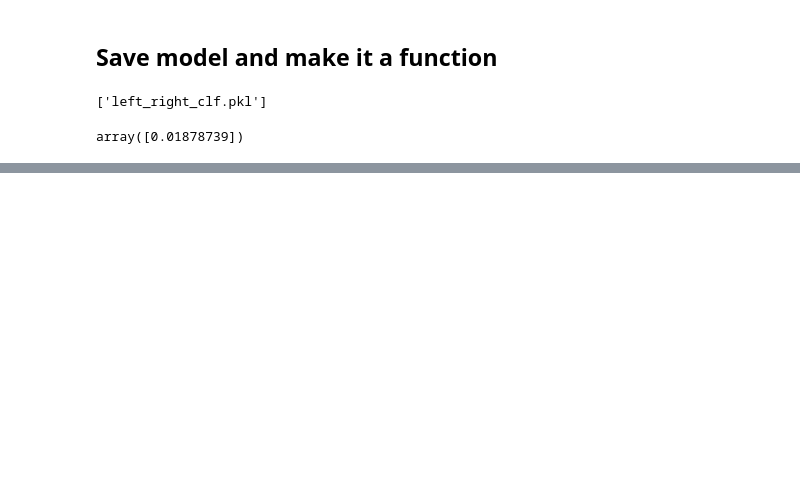
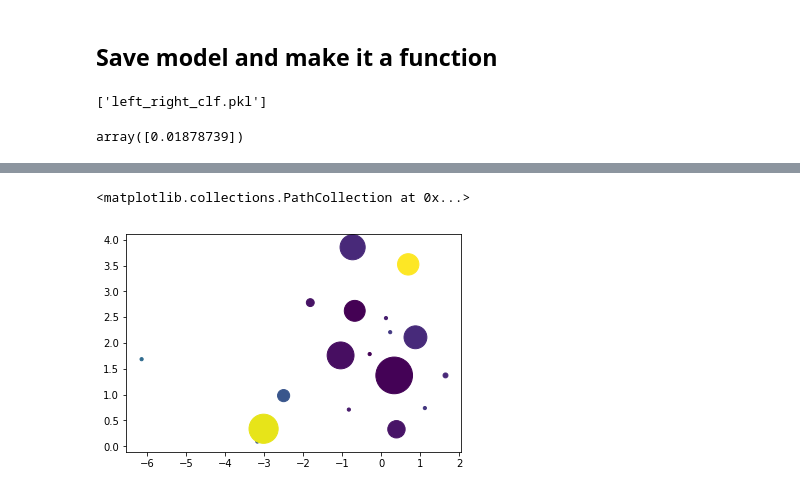
Before and after one commit to hubertjb/kesseca, a Jupyter notebook: scripts/training_left_right_classifier.ipynb, the cells around one changed output, grey strips where cells are left out. Cells and saved outputs as stored; diff of their text form; code cells hidden in the pictures; blank space fills up the shorter version.

```diff
--- a/scripts/training_left_right_classifier.ipynb
+++ b/scripts/training_left_right_classifier.ipynb
@@ -322,0 +375,9 @@ array([0.01878739])
+# %%
+# Add the new value back into the initial dictionary
+out_articles = articles
+
+for key, value in articles.items():
+    articles[key]['left_right_score'] = scores_df.loc[key, 'score']
+
+with open(outlets, 'w') as outfile:
+    json.dump(articles, outfile)
@@ -322,0 +386,29 @@ array([0.01878739])
+# %%
+# Get the data
+outlets_file = '/home/hubert/Documents/kesseca/data/five_articles/final/1090978.json'
+
+with open(outlets_file, 'r') as f:
+    articles = json.load(f)
+
+outlets = []
+texts = []
+scores = []
+outlet_biases = []
+likes = []
+for key, value in articles.items():
+    outlets.append(key)
+    texts.append(value['body'])
+    scores.append(classify_left_right(value['body'], clf=clf)[0])
+    outlet_biases.append(value['bias'])
+    likes.append(value['facebook_likes'])
+# %%
+from sklearn.manifold import TSNE
+from sklearn.preprocessing import FunctionTransformer
+
+tsne_pipe = Pipeline([('vect', text.CountVectorizer(stop_words='english', ngram_range=(1, 2))),
+                      ('tfidf', text.TfidfTransformer(sublinear_tf=True)),
+                      ('todense', FunctionTransformer(lambda x: x.todense(), accept_sparse=True)),
+                      ('tsne', TSNE(n_components=2, verbose=1, random_state=0, angle=0.5, init='pca',
+                                    perplexity=10, learning_rate=10))])
+
+coords = tsne_pipe.fit_transform(texts)
@@ -322,0 +423,6 @@ array([0.01878739])
+# %%
+fig, ax = plt.subplots()
+ax.scatter(coords[:, 0], coords[:, 1], s=np.array(likes)+10, c=scores)
+# %% [output]
+<matplotlib.collections.PathCollection at 0x...>
+[figure, added]
```
Also changed, not shown: parts of 11 cells of this notebook, 4 other files.
